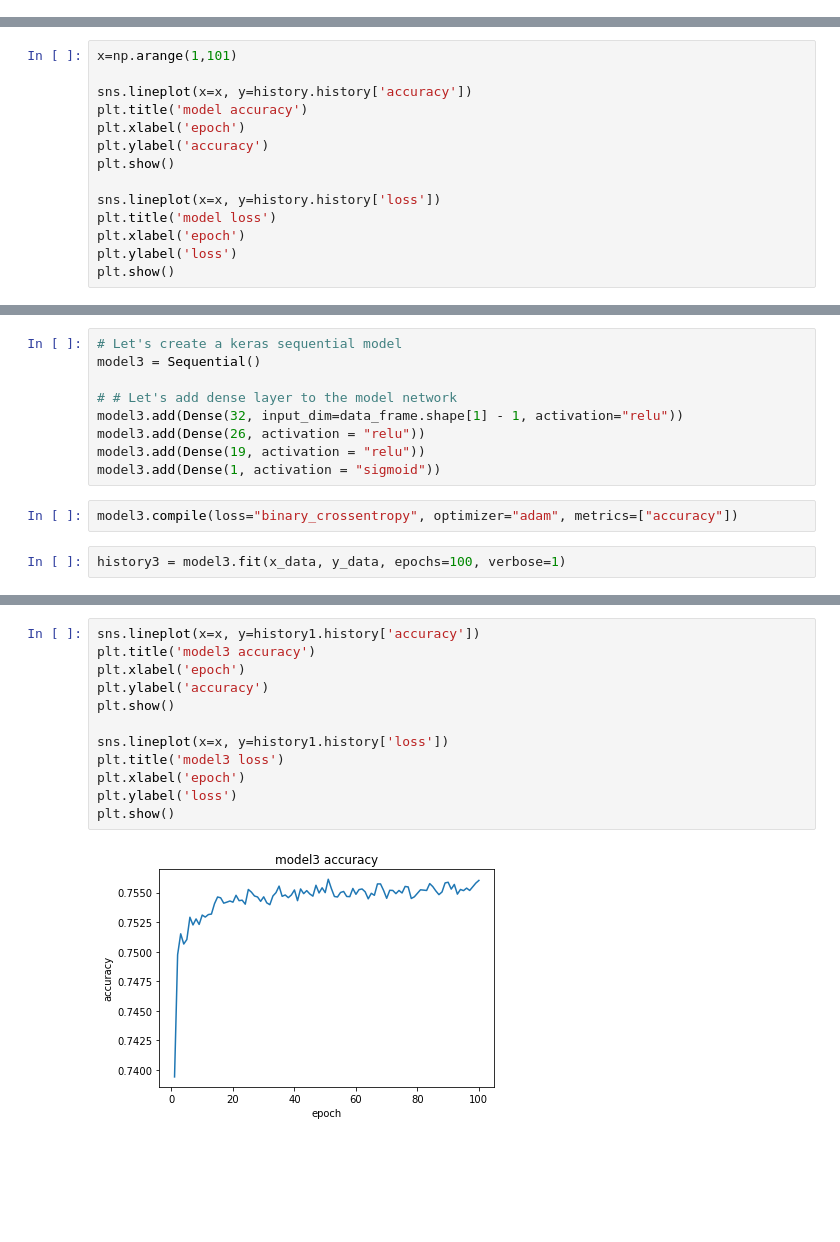
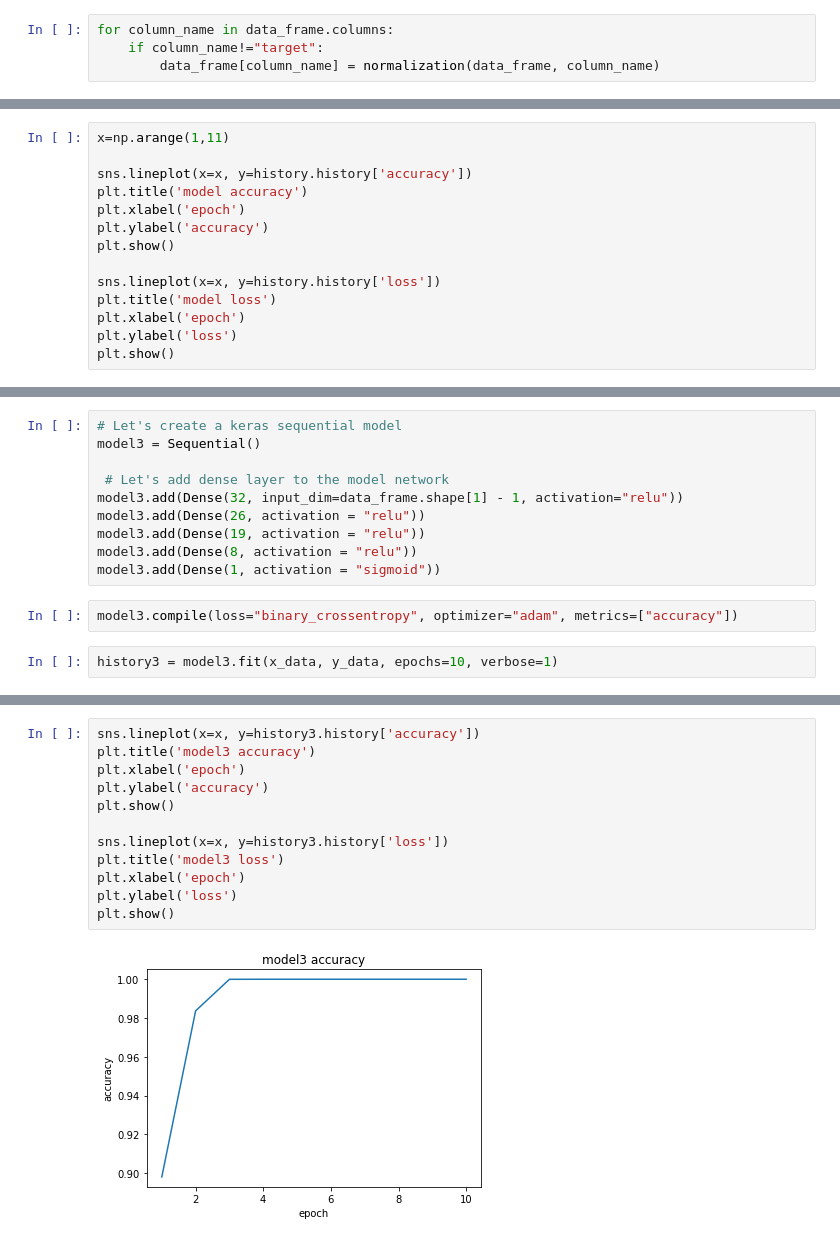
Before and after one commit to LIKKI16/AI_FinalProject, a Jupyter notebook: AI_Final.ipynb, the cells around one changed output, grey strips where cells are left out. Drawn from its saved outputs; the diff is of its cells as text; blank space fills up the shorter version.

```diff
--- a/AI_Final.ipynb
+++ b/AI_Final.ipynb
@@ -278,3 +177,7 @@ for column_name in numerical_columns:
+# %%
+for column_name in data_frame.columns:
+    if column_name!="target":
+        data_frame[column_name] = normalization(data_frame, column_name)
 # %% [markdown]
 #### Descriptive statisctics after normalization
 # %%
@@ -376,5 +280,5 @@ Epoch 100/100
 # %%
-x=np.arange(1,101)
+x=np.arange(1,11)
 
 sns.lineplot(x=x, y=history.history['accuracy'])
 plt.title('model accuracy')
@@ -487,13 +396,14 @@ plt.show()
 # Let's create a keras sequential model
 model3 = Sequential()
 
-# # Let's add dense layer to the model network
+ # Let's add dense layer to the model network
 model3.add(Dense(32, input_dim=data_frame.shape[1] - 1, activation="relu"))
 model3.add(Dense(26, activation = "relu"))
 model3.add(Dense(19, activation = "relu"))
+model3.add(Dense(8, activation = "relu"))
 model3.add(Dense(1, activation = "sigmoid"))
 # %%
 model3.compile(loss="binary_crossentropy", optimizer="adam", metrics=["accuracy"])
 # %%
-history3 = model3.fit(x_data, y_data, epochs=100, verbose=1)
+history3 = model3.fit(x_data, y_data, epochs=10, verbose=1)
 # %% [output]
@@ -517,14 +430,14 @@ Epoch 100/100
 # %%
-sns.lineplot(x=x, y=history1.history['accuracy'])
+sns.lineplot(x=x, y=history3.history['accuracy'])
 plt.title('model3 accuracy')
 plt.xlabel('epoch')
 plt.ylabel('accuracy')
 plt.show()
 
-sns.lineplot(x=x, y=history1.history['loss'])
+sns.lineplot(x=x, y=history3.history['loss'])
 plt.title('model3 loss')
 plt.xlabel('epoch')
 plt.ylabel('loss')
 plt.show()
 # %% [output]
-[figure, old version]
+[figure, new version]
```
Also changed, not shown: parts of 125 cells of this notebook, 1 other file.
